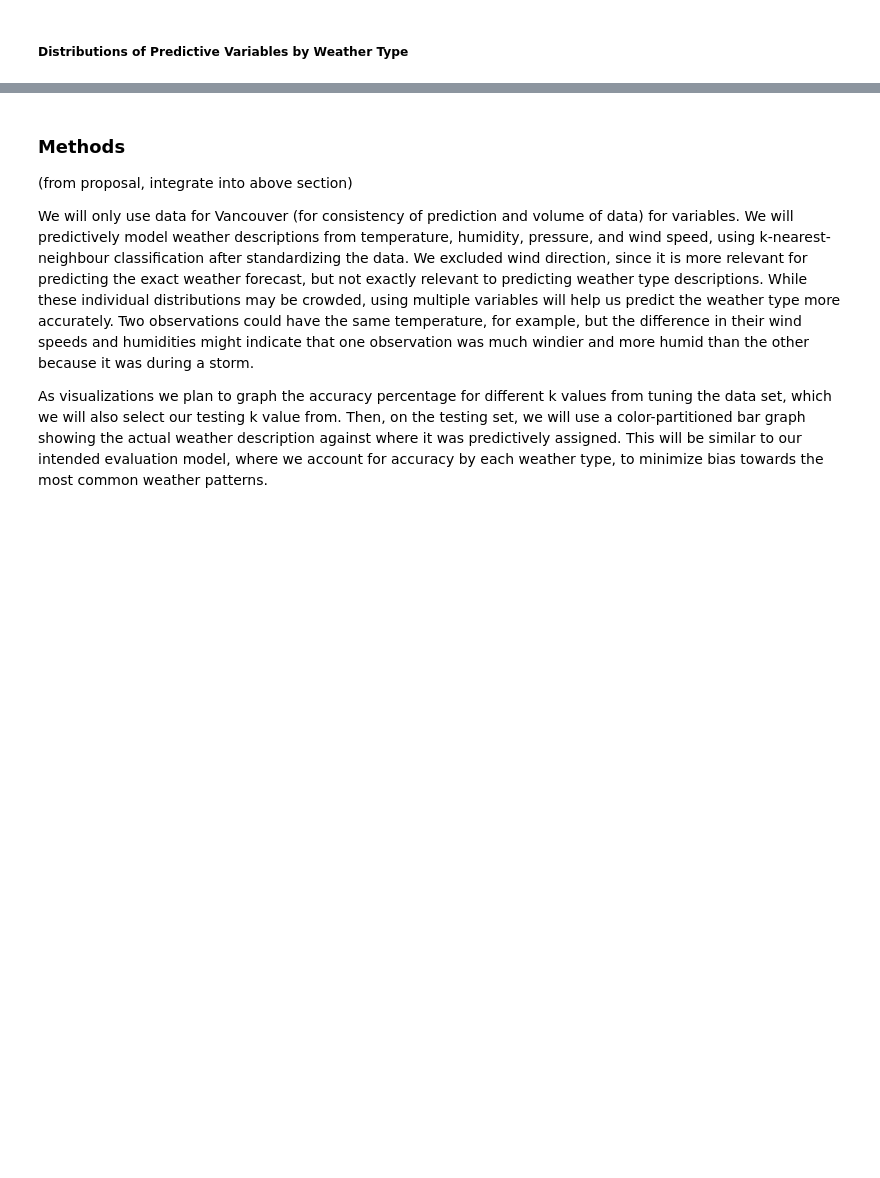
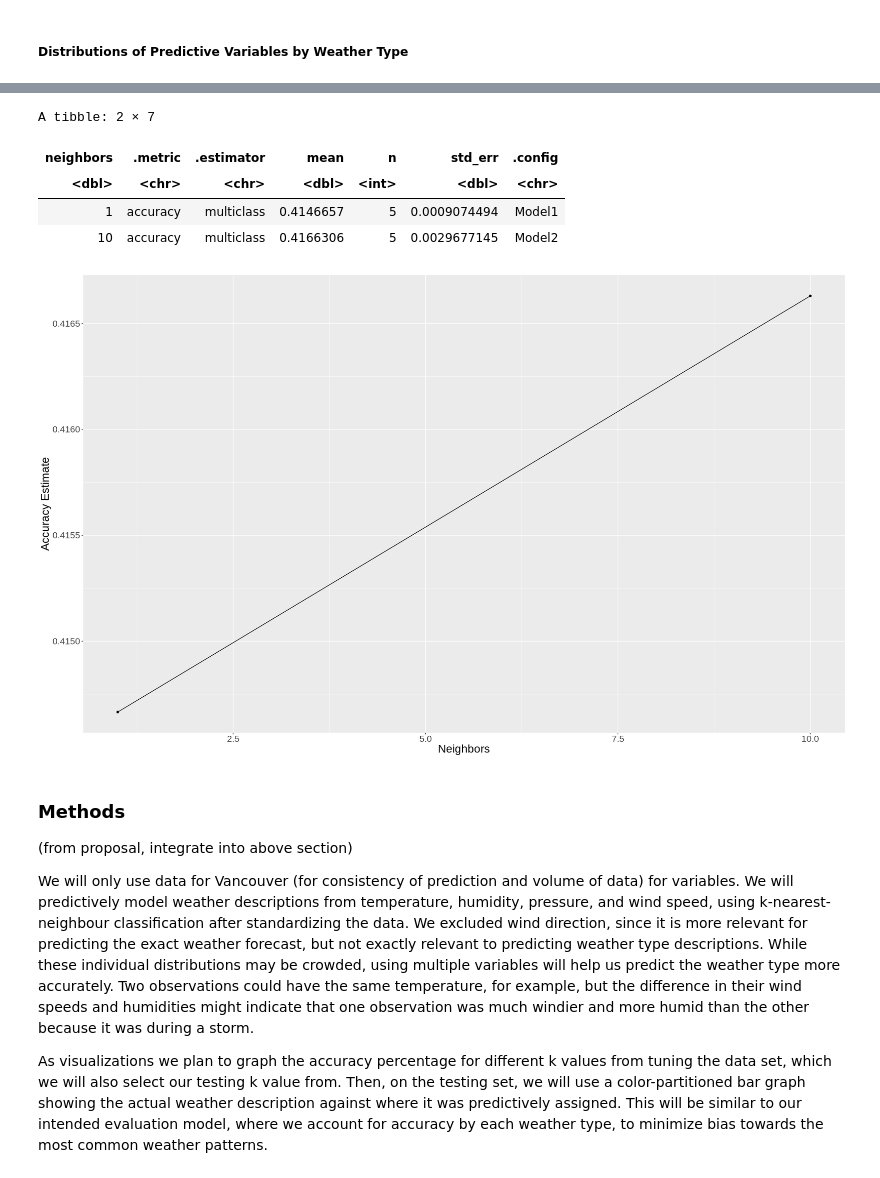
Before and after one commit to StuartLiv/DSCI100Group, a Jupyter notebook: report.ipynb, the cells around one changed output, grey strips where cells are left out. Cells and saved outputs as stored; diff of their text form; code cells hidden in the pictures; blank space fills up the shorter version.

```diff
--- a/report.ipynb
+++ b/report.ipynb
@@ -137,3 +141,41 @@ hist_plot
+# %%
+weather_recipe <- recipe(description ~ humidity.pct + pressure.kpa + temperature.c, data = weather_train) %>%
+    step_scale(all_predictors()) %>%
+    step_center(all_predictors())
+
+knn_tune <- nearest_neighbor(weight_func = "rectangular", neighbors = tune()) %>%
+    set_engine('kknn') %>%
+    set_mode('classification')
+
+weather_vfold <- vfold_cv(weather_train, v=5, strata = description)
+
+knn_workflow <- workflow() %>%
+    add_recipe(weather_recipe) %>%
+    add_model(knn_tune)
+# %%
+knn_results <- knn_workflow %>%
+    tune_grid(resamples = weather_vfold, grid = tibble(neighbors = c(1, 10))) %>%
+    collect_metrics()
+# %%
+options(repr.plot.width = 20, repr.plot.height = 12)
+accuracies <- knn_results %>%
+      filter(.metric == "accuracy")
+
+accuracy_versus_k <- ggplot(accuracies, aes(x = neighbors, y = mean))+
+      geom_point() +
+      geom_line() +
+      labs(x = "Neighbors", y = "Accuracy Estimate") +
+      theme(text = element_text(size = 20))
+
+accuracies
+accuracy_versus_k
+# %% [output]
+A tibble: 2 × 7
+| neighbors | .metric | .estimator | mean | n | std_err | .config |
+| <dbl> | <chr> | <chr> | <dbl> | <int> | <dbl> | <chr> |
+| 1 | accuracy | multiclass | 0.4146657 | 5 | 0.0009074494 | Model1 |
+| 10 | accuracy | multiclass | 0.4166306 | 5 | 0.0029677145 | Model2 |
+[figure, added]
 # %% [markdown]
 ### Methods
 
```
Also changed, not shown: parts of 7 cells of this notebook.
